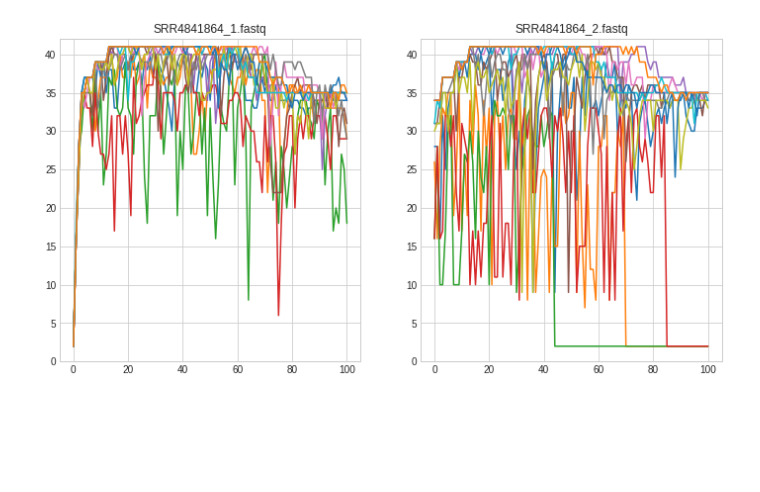
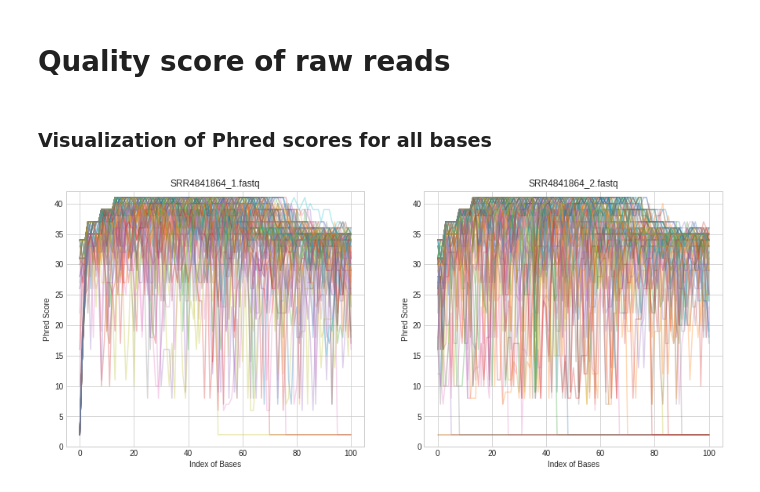
Before and after one commit to clintko/Duke_CBB520_HW2, a Jupyter notebook: source/11_quality_score_raw.ipynb, the cells around one changed output. Drawn from its saved outputs; the diff is of its cells as text; code cells hidden in the pictures; blank space fills up the shorter version.

```diff
--- a/source/11_quality_score_raw.ipynb
+++ b/source/11_quality_score_raw.ipynb
@@ -1 +1,3 @@
+# %% [markdown]
+# Quality score of raw reads
 # %%
@@ -7,30 +15,40 @@ plt.style.use('seaborn-whitegrid')
 DIR_DAT_RAW  = "/home/jovyan/work/Data/SRR4841864/rawdata"
 DIR_DAT_TRIM = "/home/jovyan/work/Data/SRR4841864/trimmed_fastqs/"
 DIR_CUR      = "/home/jovyan/work/GitRepo/Duke_CBB520_HW2"
+# %% [markdown]
+### Visualization of Phred scores for all bases
 # %%
 fn   = "SRR4841864_1.fastq"          # file name
 fp   = os.path.join(DIR_DAT_RAW, fn) # file path
 gen1 = stream_fastq(fp)              # generator
 
 fn   = "SRR4841864_2.fastq"          # file name
 fp   = os.path.join(DIR_DAT_RAW, fn) # file path
 gen2 = stream_fastq(fp)              # generator
 
-fig, axes = plt.subplots(ncols=2, nrows=1, figsize=(12,6))
+fig, axes = plt.subplots(ncols=2, nrows=1, figsize=(15, 6))
 for cnt, reads in enumerate(zip(gen1, gen2)):
     for ax, read in zip(axes, reads):
         qscore  = read["qscore"]
         phred   = [ord(char)-33 for char in qscore]
-        ax.plot(phred)
+        ax.plot(phred, alpha = 0.3)
 
-    if cnt > 10:
+    if cnt > 100:
         break
 
+### Set plot axes
 ax1, ax2 = axes
 ax1.set_title("SRR4841864_1.fastq")
 ax2.set_title("SRR4841864_2.fastq")
+
 ax1.set_ylim([0, 42])
 ax2.set_ylim([0, 42])
+
+ax1.set_xlabel("Index of Bases")
+ax2.set_xlabel("Index of Bases")
+
+ax1.set_ylabel("Phred Score")
+ax2.set_ylabel("Phred Score")
 pass
 # %% [output]
-[figure, old version]
+[figure, new version]
```
Also changed, not shown: parts of 3 cells of this notebook, 41 other files.
